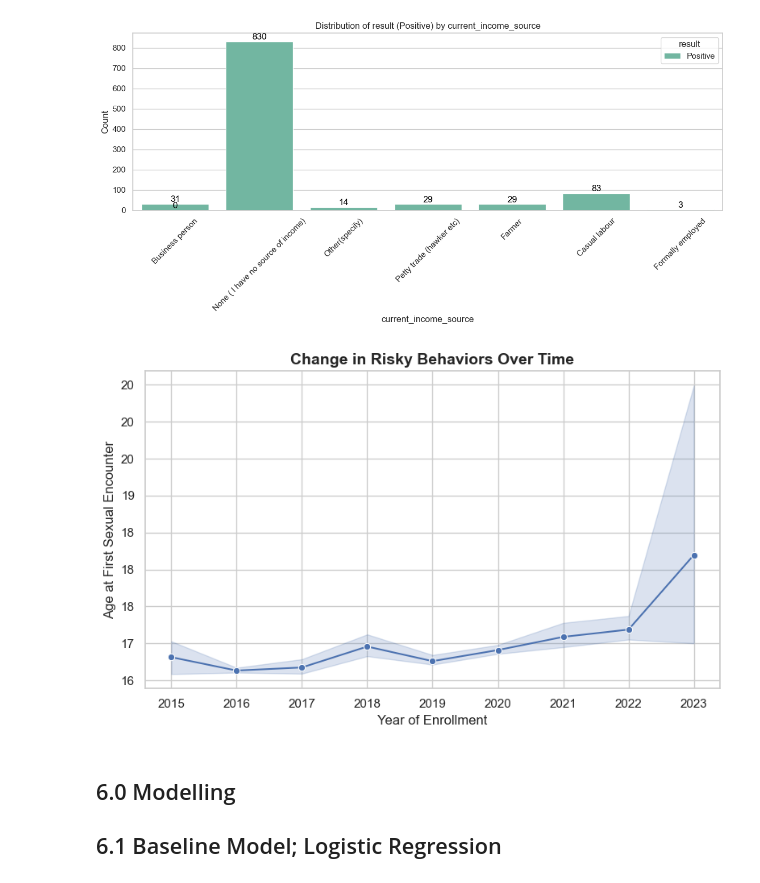
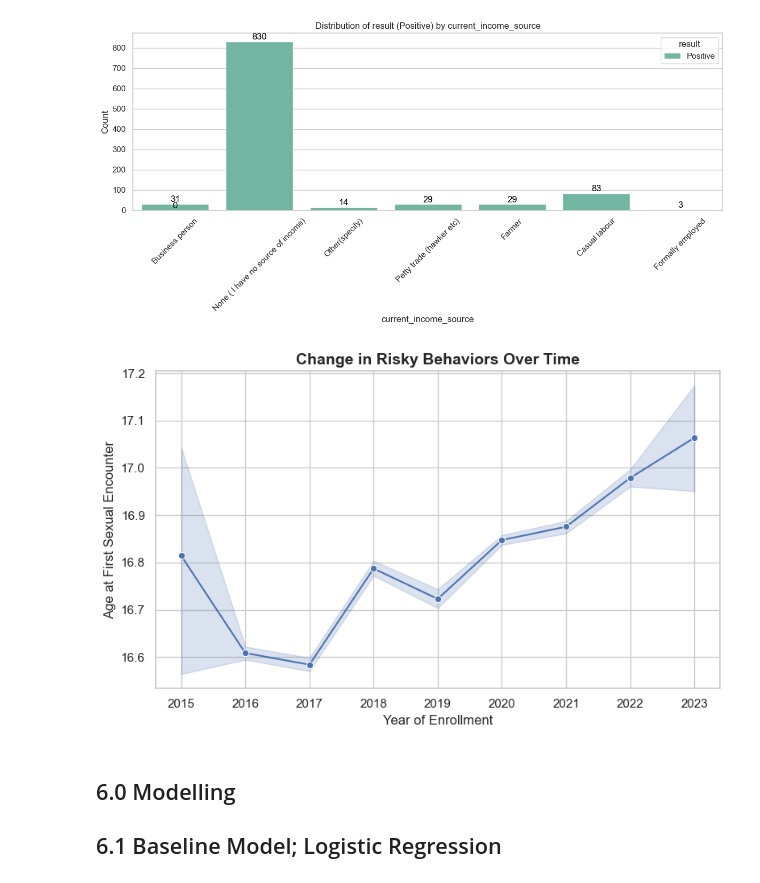
Before and after one commit to RichieRicky/DSF-PT08P5-GROUP5_CAPSTONE-PROJECT, a Jupyter notebook: Index.ipynb, the cells around one changed output. Drawn from its saved outputs; the diff is of its cells as text; code cells hidden in the pictures.

```diff
--- a/Index.ipynb
+++ b/Index.ipynb
@@ -87,7 +87,7 @@ import warnings
 warnings.filterwarnings("ignore")
 # %%
 #Ioading the dataset
-AGYW_prev_data=pd.read_csv(r"C:\Users\rkeoye\Documents\AUDIT_2024\DATA_SCIENCE\PHASE  5\dreams_raw_dataset.csv")
+AGYW_prev_data=pd.read_csv("dreams_raw_dataset.csv")
 AGYW_prev_data.head() #display the first 5 rows of the dataset
 # %% [output]
 |  | date_of_birth | date_of_enrollment | county | head_of_household | head_of_household_other | ... |
@@ -189,7 +189,7 @@ for col in AGYW_prev_data.columns:
     if col in numerical_cols:
         AGYW_prev_data[col].fillna(AGYW_prev_data[col].median(), inplace=True)  # Fill numerical columns missing values with median
     elif col in categorical_cols:
-        most_frequent = AGYW_prev_data[col].mode()[0] if not AGYW_prev_data[col].mode().empty else "Unknown"
+        most_frequent = AGYW_prev_data[col].mode()[0] #if not AGYW_prev_data[col].mode().empty else "Unknown"
         AGYW_prev_data[col].fillna(most_frequent, inplace=True)  # Fill categorical colums missing values with mode or "Unknown"
 # %% [output]
 numerical columns: Index(['age_of_household_head', 'no_of_people_in_household', 'no_of_females',
@@ -334,6 +334,12 @@ age_group
 20-24      160564
 Over 24        86
 Name: count, dtype: int64
+# %%
+# Calculate median once
+median_value = AGYW_prev_data['age_at_first_sexual_encounter'].median()
+
+# Replace values greater than 25 with the median
+AGYW_prev_data.loc[AGYW_prev_data['age_at_first_sexual_encounter'] > 25, 'age_at_first_sexual_encounter'] = median_value
 # %%
 #create new column called incidents to account for positives cases per category/total population
 AGYW_prev_data['Incidents'] = AGYW_prev_data['result'].apply(lambda x: 1 if x == 'Positive' else 0)
@@ -412,7 +418,8 @@ columns_to_handle = [
     'bio_medical',
     'social_protection',
     'behavioral',
-    'other_interventions'
+    'other_interventions',
+
 ]
 
 # Handling outliers by replacing them with the median value
@@ -776,24 +783,20 @@ visualize_result_by_category(AGYW_prev_data, 'current_income_source')
 # %% [output]
 [figure]
 # %%
-# Create the plot
 plt.figure(figsize=(8, 5))
 ax = sns.lineplot(data=AGYW_prev_data, x='year_of_enrollment', y='age_at_first_sexual_encounter',
-                  marker='o', palette='Set2')
-
-# Format y-axis labels with thousands separators
-ax.yaxis.set_major_formatter(plt.FuncFormatter(lambda x, _: f'{x:,.0f}'))
+                  marker='o', color='b')  # Use a single color instead of palette
 
 # Customize labels and title
 plt.xlabel('Year of Enrollment', fontsize=12)
 plt.ylabel('Age at First Sexual Encounter', fontsize=12)
 plt.title('Change in Risky Behaviors Over Time', fontsize=14, fontweight='bold')
 
 # Display the plot
 plt.tight_layout()
 plt.show()
 # %% [output]
-[figure, old version]
+[figure, new version]
 # %% [markdown]
 ## 6.0 Modelling
 
```
Also changed, not shown: parts of 12 cells of this notebook, 1 other file.
